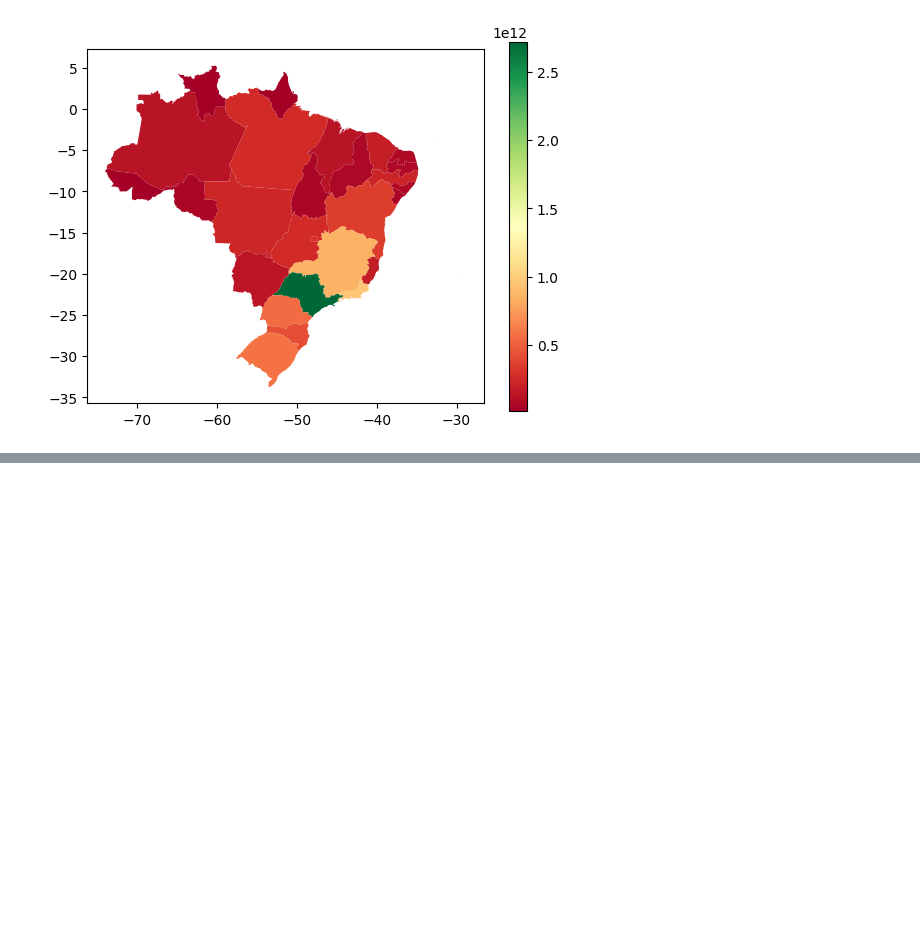
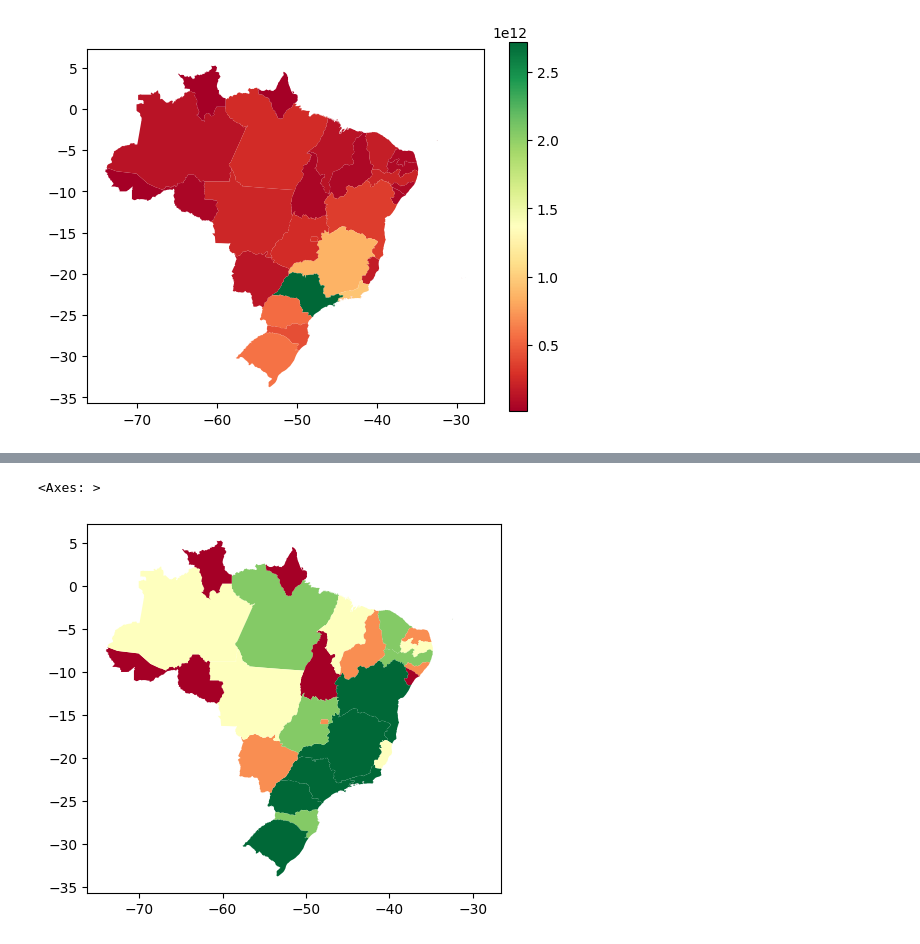
Before and after one commit to LambdaGeo/cdgeo, a Jupyter notebook: notebooks/integrando_dados.ipynb, the cells around one changed output, grey strips where cells are left out. Saved outputs shown, nothing was run; the diff lists cells and outputs as text; code cells hidden in the pictures; blank space fills up the shorter version.

```diff
--- a/notebooks/integrando_dados.ipynb
+++ b/notebooks/integrando_dados.ipynb
@@ -69,0 +77,5 @@ ufs_merge.plot(column="PIB", cmap="RdYlGn", legend=True)
+# %%
+ufs_merge.plot(column="População", cmap="RdYlGn", scheme= "Quantiles", legend=False)
+# %% [output]
+<Axes: >
+[figure, added]
```
Also changed, not shown: parts of 3 cells of this notebook.
